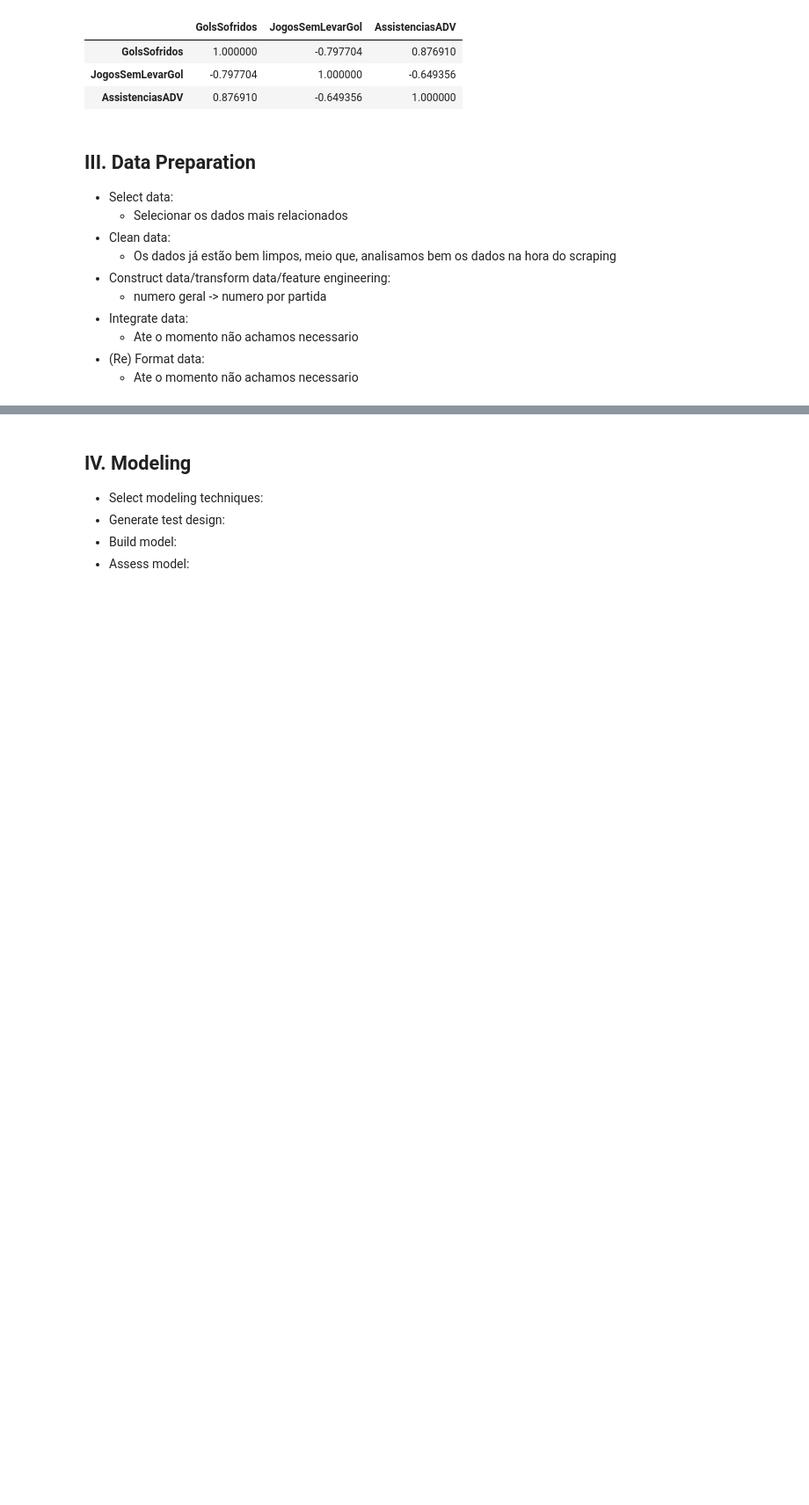
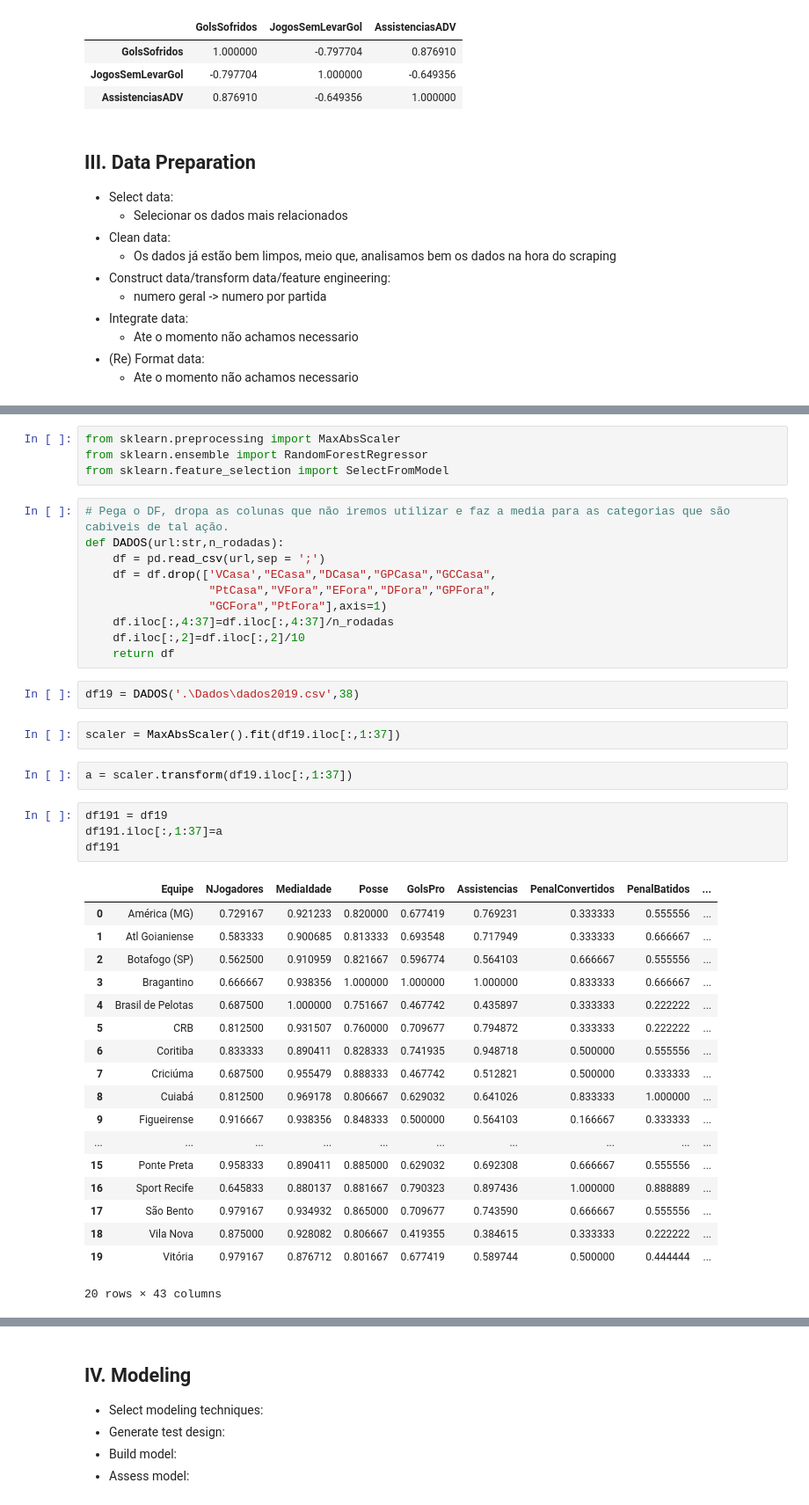
Before and after one commit to CarCesar/AMD, a Jupyter notebook: Trabalho-Notebook/trabalhoAMD.ipynb, the cells around one changed output, grey strips where cells are left out. Shown at 88% size. Cells and saved outputs as stored; diff of their text form; blank space fills up the shorter version.

```diff
--- a/Trabalho-Notebook/trabalhoAMD.ipynb
+++ b/Trabalho-Notebook/trabalhoAMD.ipynb
@@ -300,0 +236,43 @@ df2
+# %%
+from sklearn.preprocessing import MaxAbsScaler
+from sklearn.ensemble import RandomForestRegressor
+from sklearn.feature_selection import SelectFromModel
+# %%
+# Pega o DF, dropa as colunas que não iremos utilizar e faz a media para as categorias que são cabiveis de tal ação.
+def DADOS(url:str,n_rodadas):
+    df = pd.read_csv(url,sep = ';')
+    df = df.drop(['VCasa',"ECasa","DCasa","GPCasa","GCCasa",
+                  "PtCasa","VFora","EFora","DFora","GPFora",
+                  "GCFora","PtFora"],axis=1)
+    df.iloc[:,4:37]=df.iloc[:,4:37]/n_rodadas
+    df.iloc[:,2]=df.iloc[:,2]/10
+    return df
+# %%
+df19 = DADOS('.\Dados\dados2019.csv',38)
+# %%
+scaler = MaxAbsScaler().fit(df19.iloc[:,1:37])
+# %%
+a = scaler.transform(df19.iloc[:,1:37])
+# %%
+df191 = df19
+df191.iloc[:,1:37]=a
+df191
+# %% [output]
+|  | Equipe | NJogadores | MediaIdade | Posse | GolsPro | Assistencias | PenalConvertidos | PenalBatidos | ... |
+| 0 | América (MG) | 0.729167 | 0.921233 | 0.820000 | 0.677419 | 0.769231 | 0.333333 | 0.555556 | ... |
+| 1 | Atl Goianiense | 0.583333 | 0.900685 | 0.813333 | 0.693548 | 0.717949 | 0.333333 | 0.666667 | ... |
+| 2 | Botafogo (SP) | 0.562500 | 0.910959 | 0.821667 | 0.596774 | 0.564103 | 0.666667 | 0.555556 | ... |
+| 3 | Bragantino | 0.666667 | 0.938356 | 1.000000 | 1.000000 | 1.000000 | 0.833333 | 0.666667 | ... |
+| 4 | Brasil de Pelotas | 0.687500 | 1.000000 | 0.751667 | 0.467742 | 0.435897 | 0.333333 | 0.222222 | ... |
+| 5 | CRB | 0.812500 | 0.931507 | 0.760000 | 0.709677 | 0.794872 | 0.333333 | 0.222222 | ... |
+| 6 | Coritiba | 0.833333 | 0.890411 | 0.828333 | 0.741935 | 0.948718 | 0.500000 | 0.555556 | ... |
+| 7 | Criciúma | 0.687500 | 0.955479 | 0.888333 | 0.467742 | 0.512821 | 0.500000 | 0.333333 | ... |
+| 8 | Cuiabá | 0.812500 | 0.969178 | 0.806667 | 0.629032 | 0.641026 | 0.833333 | 1.000000 | ... |
+| 9 | Figueirense | 0.916667 | 0.938356 | 0.848333 | 0.500000 | 0.564103 | 0.166667 | 0.333333 | ... |
+| ... | ... | ... | ... | ... | ... | ... | ... | ... | ... |
+| 15 | Ponte Preta | 0.958333 | 0.890411 | 0.885000 | 0.629032 | 0.692308 | 0.666667 | 0.555556 | ... |
+| 16 | Sport Recife | 0.645833 | 0.880137 | 0.881667 | 0.790323 | 0.897436 | 1.000000 | 0.888889 | ... |
+| 17 | São Bento | 0.979167 | 0.934932 | 0.865000 | 0.709677 | 0.743590 | 0.666667 | 0.555556 | ... |
+| 18 | Vila Nova | 0.875000 | 0.928082 | 0.806667 | 0.419355 | 0.384615 | 0.333333 | 0.222222 | ... |
+| 19 | Vitória | 0.979167 | 0.876712 | 0.801667 | 0.677419 | 0.589744 | 0.500000 | 0.444444 | ... |
+20 rows × 43 columns
```
Also changed, not shown: parts of 54 cells of this notebook, 2 other files.
